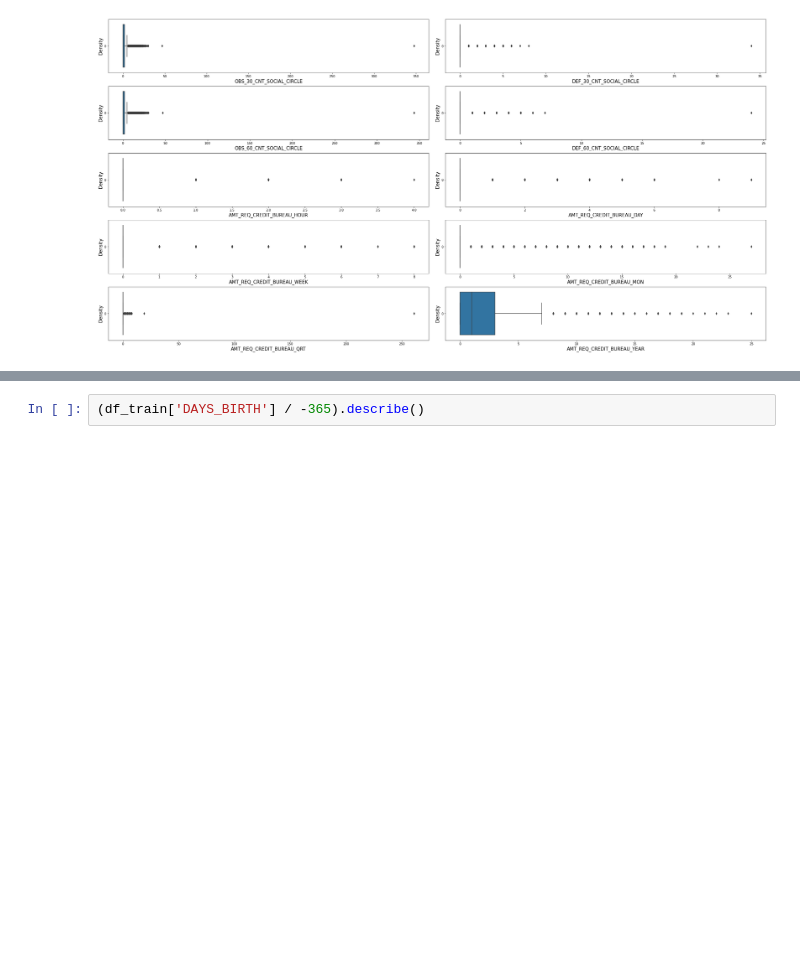
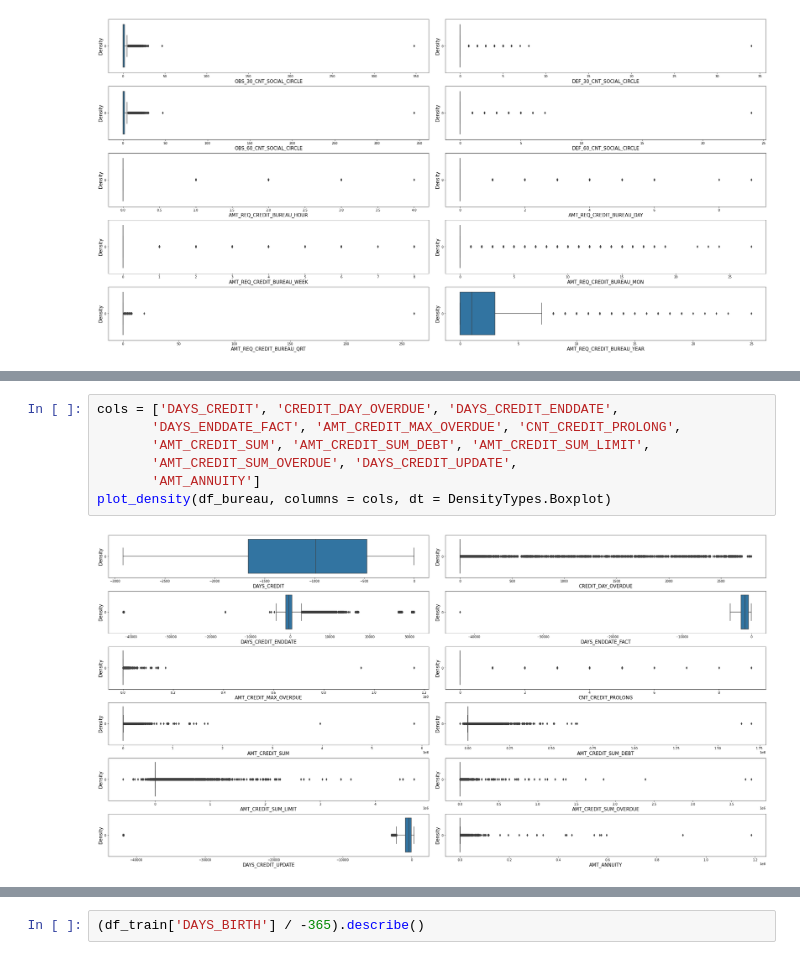
Before and after one commit to mbartcus/OC-projects, a Jupyter notebook: oc_4/Bartcus_Marius_1_notebook_052022.ipynb, the cells around one changed output, grey strips where cells are left out. Saved outputs shown, nothing was run; the diff lists cells and outputs as text; blank space fills up the shorter version.

```diff
--- a/oc_4/Bartcus_Marius_1_notebook_052022.ipynb
+++ b/oc_4/Bartcus_Marius_1_notebook_052022.ipynb
@@ -901,0 +856,9 @@ Having lots of columns we could describe the variables we are interested in. The
+# %%
+cols = ['DAYS_CREDIT', 'CREDIT_DAY_OVERDUE', 'DAYS_CREDIT_ENDDATE',
+       'DAYS_ENDDATE_FACT', 'AMT_CREDIT_MAX_OVERDUE', 'CNT_CREDIT_PROLONG',
+       'AMT_CREDIT_SUM', 'AMT_CREDIT_SUM_DEBT', 'AMT_CREDIT_SUM_LIMIT',
+       'AMT_CREDIT_SUM_OVERDUE', 'DAYS_CREDIT_UPDATE',
+       'AMT_ANNUITY']
+plot_density(df_bureau, columns = cols, dt = DensityTypes.Boxplot)
+# %% [output]
+[figure, added]
```
Also changed, not shown: parts of 124 cells of this notebook, 2 other files.
